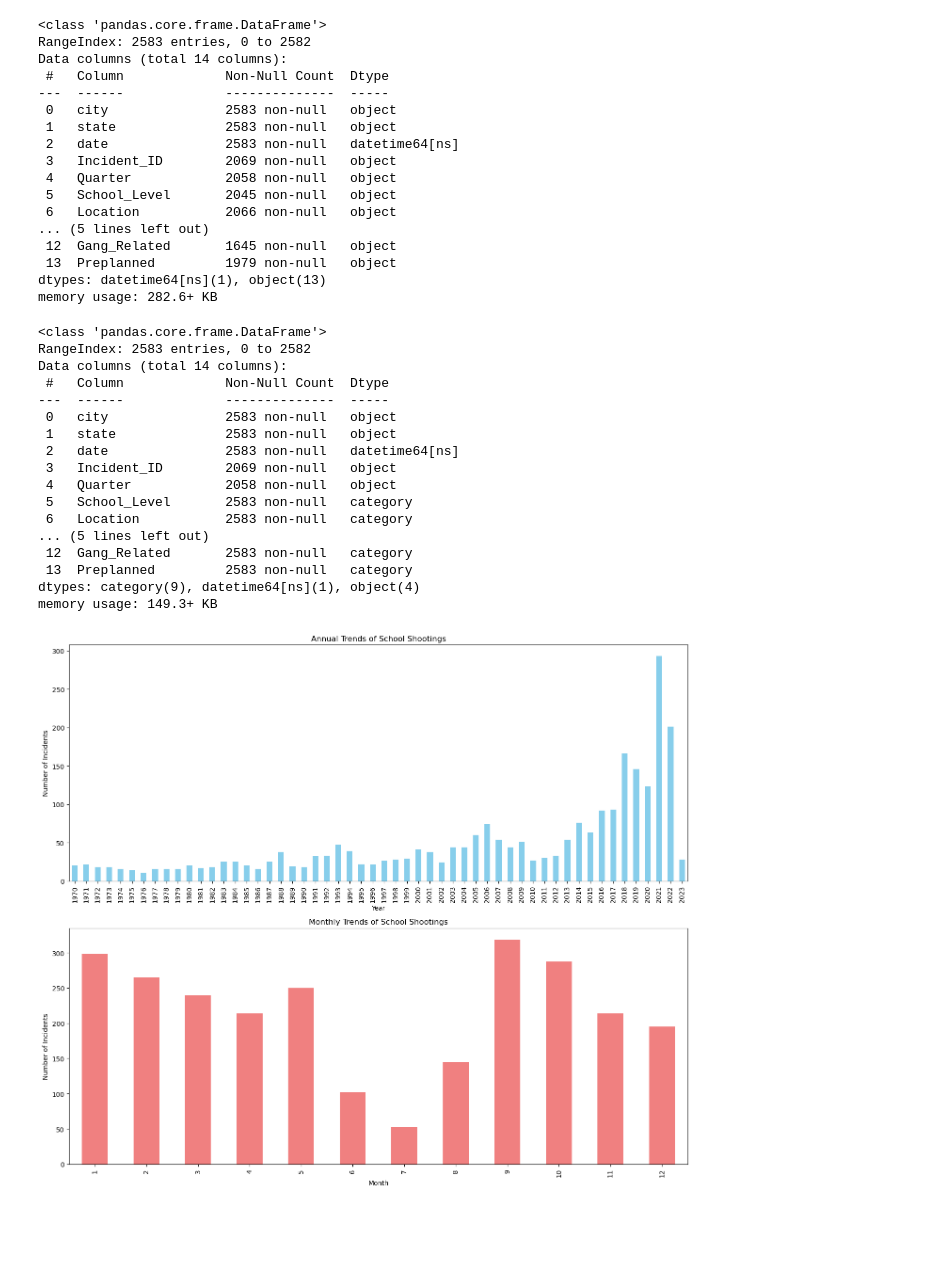
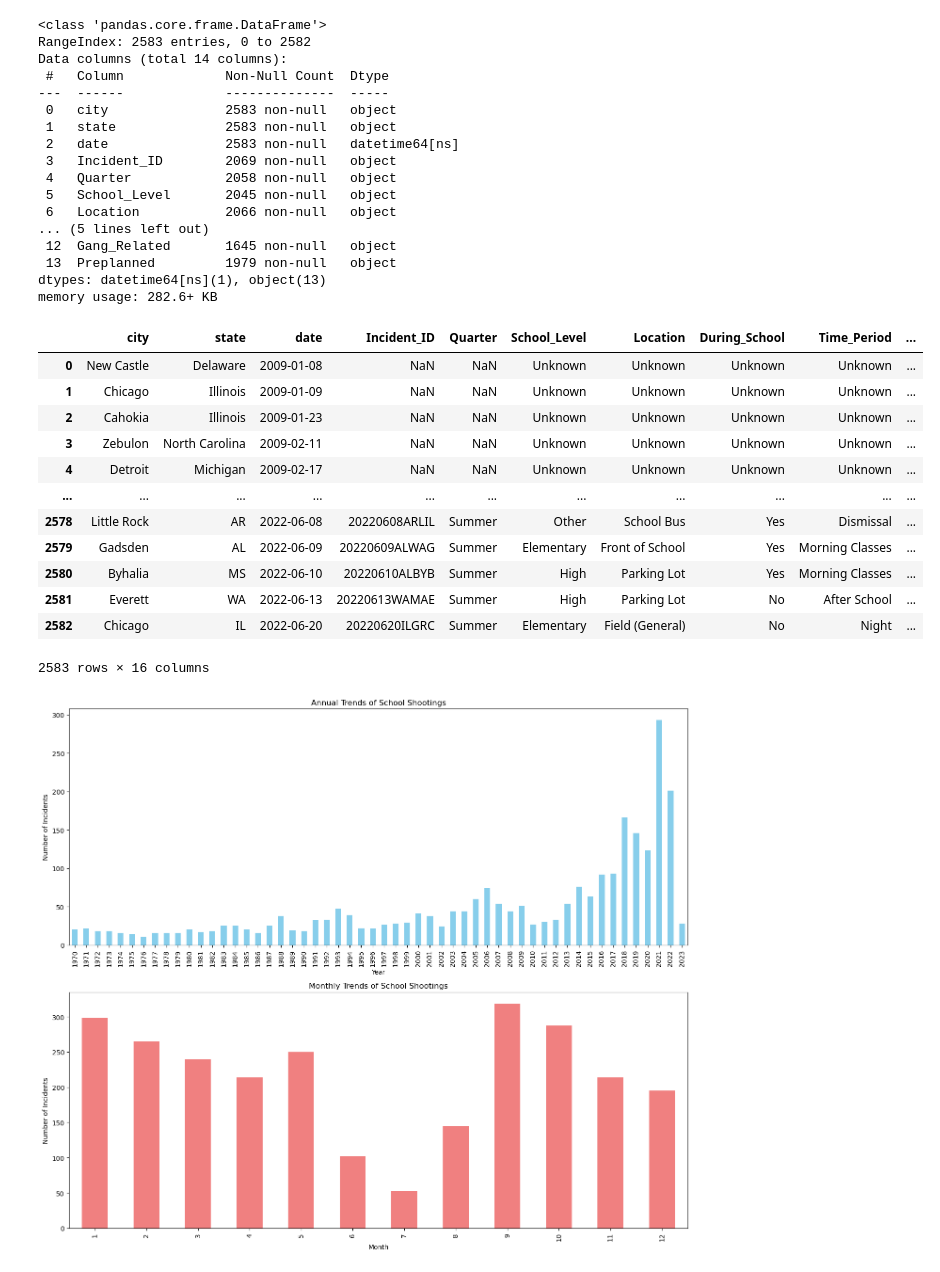
Before and after one commit to LeviEzra1/Project1_team4, a Jupyter notebook: christian_analysis/dataset_draft.ipynb, the cells around one changed output. Saved outputs shown, nothing was run; the diff lists cells and outputs as text; code cells hidden in the pictures; blank space fills up the shorter version.

```diff
--- a/christian_analysis/dataset_draft.ipynb
+++ b/christian_analysis/dataset_draft.ipynb
@@ -119,34 +119,30 @@ memory usage: 282.6+ KB
 # %%
 # Fill missing categorical data with "Unknown"
 categorical_columns = ['School_Level', 'Location', 'During_School', 'Time_Period',
                        'First_Shot', 'Bullied', 'Domestic_Violence', 'Gang_Related', 'Preplanned']
 
 cleaned_df[categorical_columns] = cleaned_df[categorical_columns].fillna("Unknown")
 
 # Convert appropriate columns to 'category' data type to save memory and facilitate analysis
 for col in categorical_columns:
     cleaned_df[col] = cleaned_df[col].astype('category')
 
 # Final overview of the cleaned data
-cleaned_df.info()
+cleaned_df
 # %% [output]
+|  | city | state | date | Incident_ID | Quarter | School_Level | Location | During_School | Time_Period | ... |
+| 0 | New Castle | Delaware | 2009-01-08 | NaN | NaN | Unknown | Unknown | Unknown | Unknown | ... |
+| 1 | Chicago | Illinois | 2009-01-09 | NaN | NaN | Unknown | Unknown | Unknown | Unknown | ... |
+| 2 | Cahokia | Illinois | 2009-01-23 | NaN | NaN | Unknown | Unknown | Unknown | Unknown | ... |
+| 3 | Zebulon | North Carolina | 2009-02-11 | NaN | NaN | Unknown | Unknown | Unknown | Unknown | ... |
+| 4 | Detroit | Michigan | 2009-02-17 | NaN | NaN | Unknown | Unknown | Unknown | Unknown | ... |
+| ... | ... | ... | ... | ... | ... | ... | ... | ... | ... | ... |
+| 2578 | Little Rock | AR | 2022-06-08 | 20220608ARLIL | Summer | Other | School Bus | Yes | Dismissal | ... |
+| 2579 | Gadsden | AL | 2022-06-09 | 20220609ALWAG | Summer | Elementary | Front of School | Yes | Morning Classes | ... |
+| 2580 | Byhalia | MS | 2022-06-10 | 20220610ALBYB | Summer | High | Parking Lot | Yes | Morning Classes | ... |
+| 2581 | Everett | WA | 2022-06-13 | 20220613WAMAE | Summer | High | Parking Lot | No | After School | ... |
+| 2582 | Chicago | IL | 2022-06-20 | 20220620ILGRC | Summer | Elementary | Field (General) | No | Night | ... |
-<class 'pandas.core.frame.DataFrame'>
-RangeIndex: 2583 entries, 0 to 2582
-Data columns (total 14 columns):
- #   Column             Non-Null Count  Dtype
----  ------             --------------  -----
- 0   city               2583 non-null   object
- 1   state              2583 non-null   object
- 2   date               2583 non-null   datetime64[ns]
- 3   Incident_ID        2069 non-null   object
- 4   Quarter            2058 non-null   object
- 5   School_Level       2583 non-null   category
- 6   Location           2583 non-null   category
-... (5 lines left out)
- 12  Gang_Related       2583 non-null   category
- 13  Preplanned         2583 non-null   category
-dtypes: category(9), datetime64[ns](1), object(4)
-memory usage: 149.3+ KB
+2583 rows × 16 columns
 # %%
 # Extract year and month from the date for trend analysis
 cleaned_df['Year'] = cleaned_df['date'].dt.year
```
